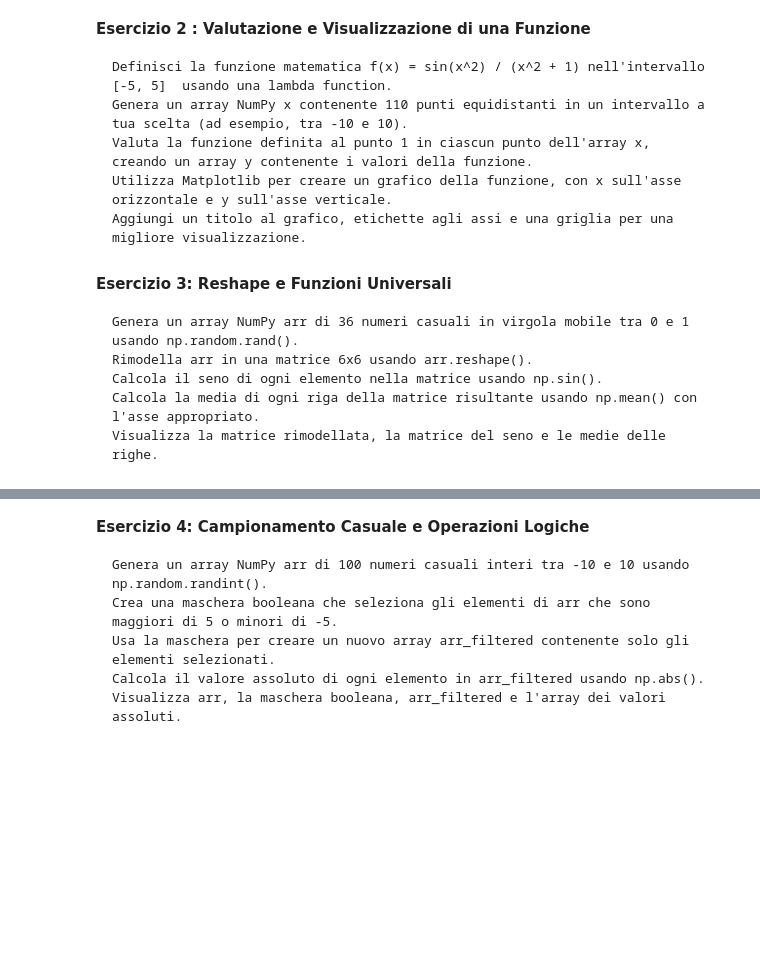
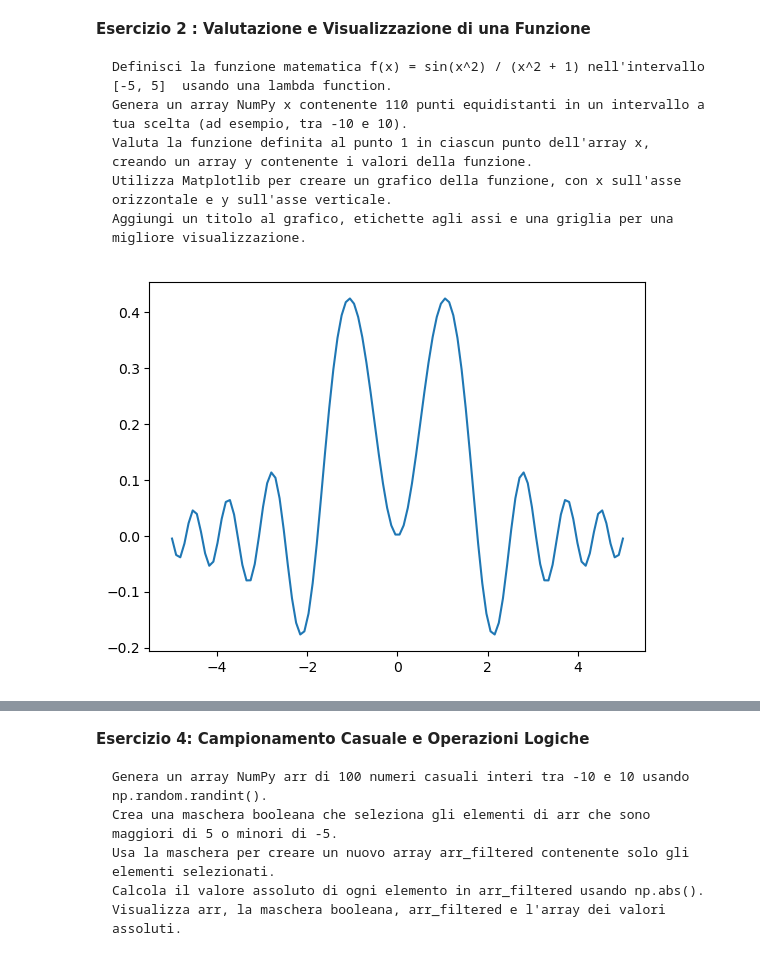
Before and after one commit to Nickolausen/unibo-metodi-numerici, a Jupyter notebook: lab02/ese_Numpy.ipynb, the cells around one changed output, grey strips where cells are left out. Saved outputs shown, nothing was run; the diff lists cells and outputs as text; code cells hidden in the pictures; blank space fills up the shorter version.

```diff
--- a/lab02/ese_Numpy.ipynb
+++ b/lab02/ese_Numpy.ipynb
@@ -16,11 +42,16 @@
     Valuta la funzione definita al punto 1 in ciascun punto dell'array x, creando un array y contenente i valori della funzione.
     Utilizza Matplotlib per creare un grafico della funzione, con x sull'asse orizzontale e y sull'asse verticale.
     Aggiungi un titolo al grafico, etichette agli assi e una griglia per una migliore visualizzazione.
-# %% [markdown]
-**Esercizio 3: Reshape e Funzioni Universali**
-
-    Genera un array NumPy arr di 36 numeri casuali in virgola mobile tra 0 e 1 usando np.random.rand().
-    Rimodella arr in una matrice 6x6 usando arr.reshape().
-    Calcola il seno di ogni elemento nella matrice usando np.sin().
-    Calcola la media di ogni riga della matrice risultante usando np.mean() con l'asse appropriato.
-    Visualizza la matrice rimodellata, la matrice del seno e le medie delle righe.
+# %%
+import matplotlib.pyplot as plt
+from math import sin
+
+def f(x):
+    return np.sin(x**2) / (x**2 + 1)
+
+x = np.linspace(-5, 5, 110)
+y = [ f(x0) for x0 in x ]
+plt.plot(x, y)
+plt.show()
+# %% [output]
+[figure, added]
```
Also changed, not shown: parts of 7 cells of this notebook, 7 other files.
